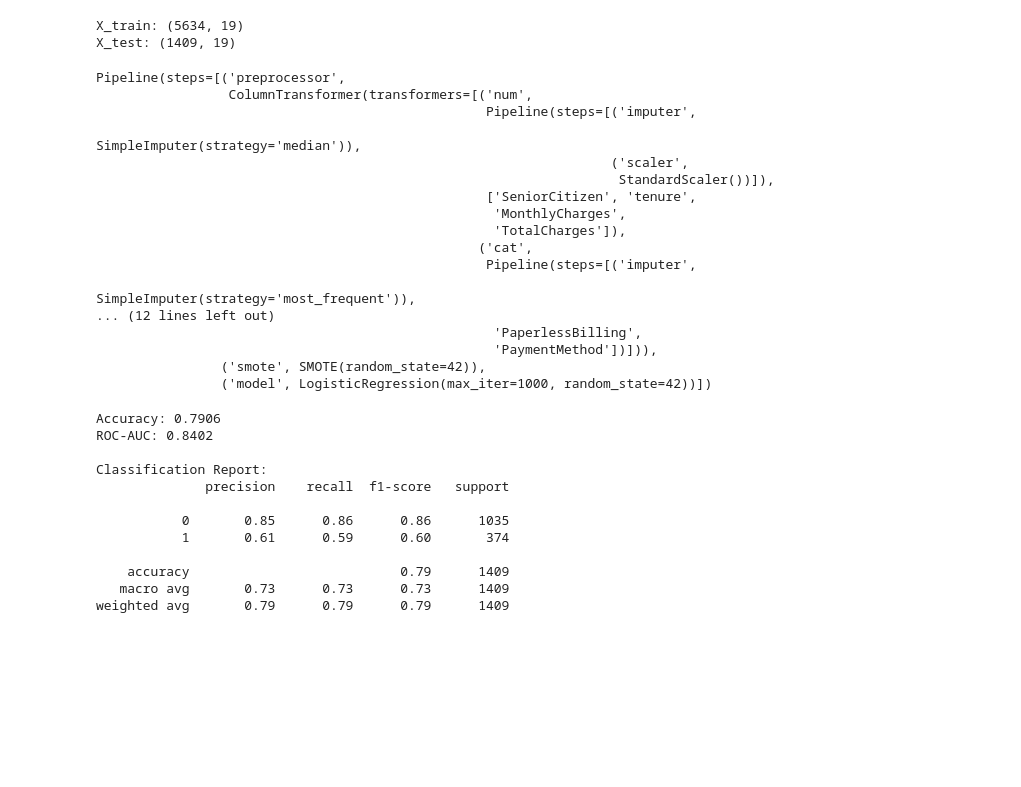
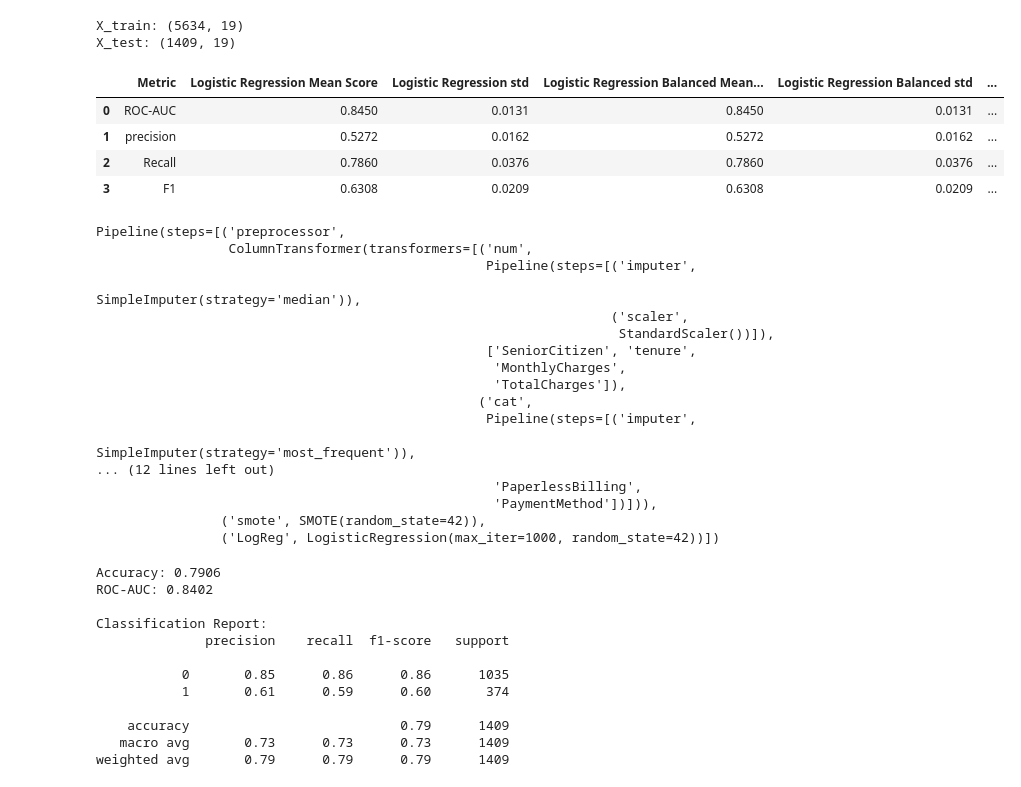
Before and after one commit to MotazHisham/telco-churn, a Jupyter notebook: notebooks/05_model_training.ipynb, the cells around one changed output. Cells and saved outputs as stored; diff of their text form; code cells hidden in the pictures; blank space fills up the shorter version.

```diff
--- a/notebooks/05_model_training.ipynb
+++ b/notebooks/05_model_training.ipynb
@@ -64,8 +68,8 @@ X_train: (5634, 19)
 X_test: (1409, 19)
 # %%
 # Build preprocessing + model pipeline
-model_pipeline = Pipeline([
+model_LogReg = Pipeline([
     ("preprocessor", build_preprocessor(X_train)),
     ("smote", SMOTE(random_state=42)),
-    ("model", LogisticRegression(max_iter=1000, random_state=42))
+    ("LogReg", LogisticRegression(max_iter=1000, random_state=42))
 ])
@@ -72,6 +134,52 @@ model_pipeline = Pipeline([
+# %%
+# Run cross-validation
+cv_Random_Forest = cross_validate(
+    model_Random_Forest,
+    X_train,
+    y_train,
+    cv=cv,
+    scoring=scoring,
+    n_jobs=-1,
+    return_train_score=False
+)
+# %%
+# Run cross-validation
+cv_XGBoost = cross_validate(
+    model_XGBoost,
+    X_train,
+    y_train,
+    cv=cv,
+    scoring=scoring,
+    n_jobs=-1,
+    return_train_score=False
+)
+# %%
+# Display mean scores across folds
+results = pd.DataFrame({
+    "Metric": ["ROC-AUC", "precision", "Recall", "F1"],
+    "Logistic Regression Mean Score": [cv_LogReg["test_roc_auc"].mean(), cv_LogReg["test_precision"].mean(), cv_LogReg["test_recall"].mean(), cv_LogReg["test_f1"].mean()],
+    "Logistic Regression std": [cv_LogReg["test_roc_auc"].std(), cv_LogReg["test_precision"].std(), cv_LogReg["test_recall"].std(), cv_LogReg["test_f1"].std()],
+
+    "Logistic Regression Balanced Mean Score": [cv_LogReg_balanced["test_roc_auc"].mean(), cv_LogReg_balanced["test_precision"].mean(), cv_LogReg_balanced["test_recall"].mean(), cv_LogReg_balanced["test_f1"].mean()],
+    "Logistic Regression Balanced std": [cv_LogReg_balanced["test_roc_auc"].std(), cv_LogReg_balanced["test_precision"].std(), cv_LogReg_balanced["test_recall"].std(), cv_LogReg_balanced["test_f1"].std()],
+
+    "Random Forest Mean Score": [cv_Random_Forest["test_roc_auc"].mean(), cv_Random_Forest["test_precision"].mean(), cv_Random_Forest["test_recall"].mean(), cv_Random_Forest["test_f1"].mean()],
+    "Random Forest std": [cv_Random_Forest["test_roc_auc"].std(), cv_Random_Forest["test_precision"].std(), cv_Random_Forest["test_recall"].std(), cv_Random_Forest["test_f1"].std()],
+
+    "XGBoost Mean Score": [cv_XGBoost["test_roc_auc"].mean(), cv_XGBoost["test_precision"].mean(), cv_XGBoost["test_recall"].mean(), cv_XGBoost["test_f1"].mean()],
+    "XGBoost std": [cv_XGBoost["test_roc_auc"].std(), cv_XGBoost["test_precision"].std(), cv_XGBoost["test_recall"].std(), cv_XGBoost["test_f1"].std()]
+})
+
+display(results.round(4))
+# %% [output]
+|  | Metric | Logistic Regression Mean Score | Logistic Regression std | Logistic Regression Balanced Mean... | Logistic Regression Balanced std | ... |
+| 0 | ROC-AUC | 0.8450 | 0.0131 | 0.8450 | 0.0131 | ... |
+| 1 | precision | 0.5272 | 0.0162 | 0.5272 | 0.0162 | ... |
+| 2 | Recall | 0.7860 | 0.0376 | 0.7860 | 0.0376 | ... |
+| 3 | F1 | 0.6308 | 0.0209 | 0.6308 | 0.0209 | ... |
 # %%
 # Train
-model_pipeline.fit(X_train, y_train)
+model_LogReg.fit(X_train, y_train)
 # %% [output]
 Pipeline(steps=[('preprocessor',
                  ColumnTransformer(transformers=[('num',
@@ -89,6 +197,6 @@ Pipeline(steps=[('preprocessor',
                                                    'PaperlessBilling',
                                                    'PaymentMethod'])])),
                 ('smote', SMOTE(random_state=42)),
-                ('model', LogisticRegression(max_iter=1000, random_state=42))])
+                ('LogReg', LogisticRegression(max_iter=1000, random_state=42))])
 # %%
 # 6. Predict
```
Also changed, not shown: parts of 10 cells of this notebook, 2 other files.
